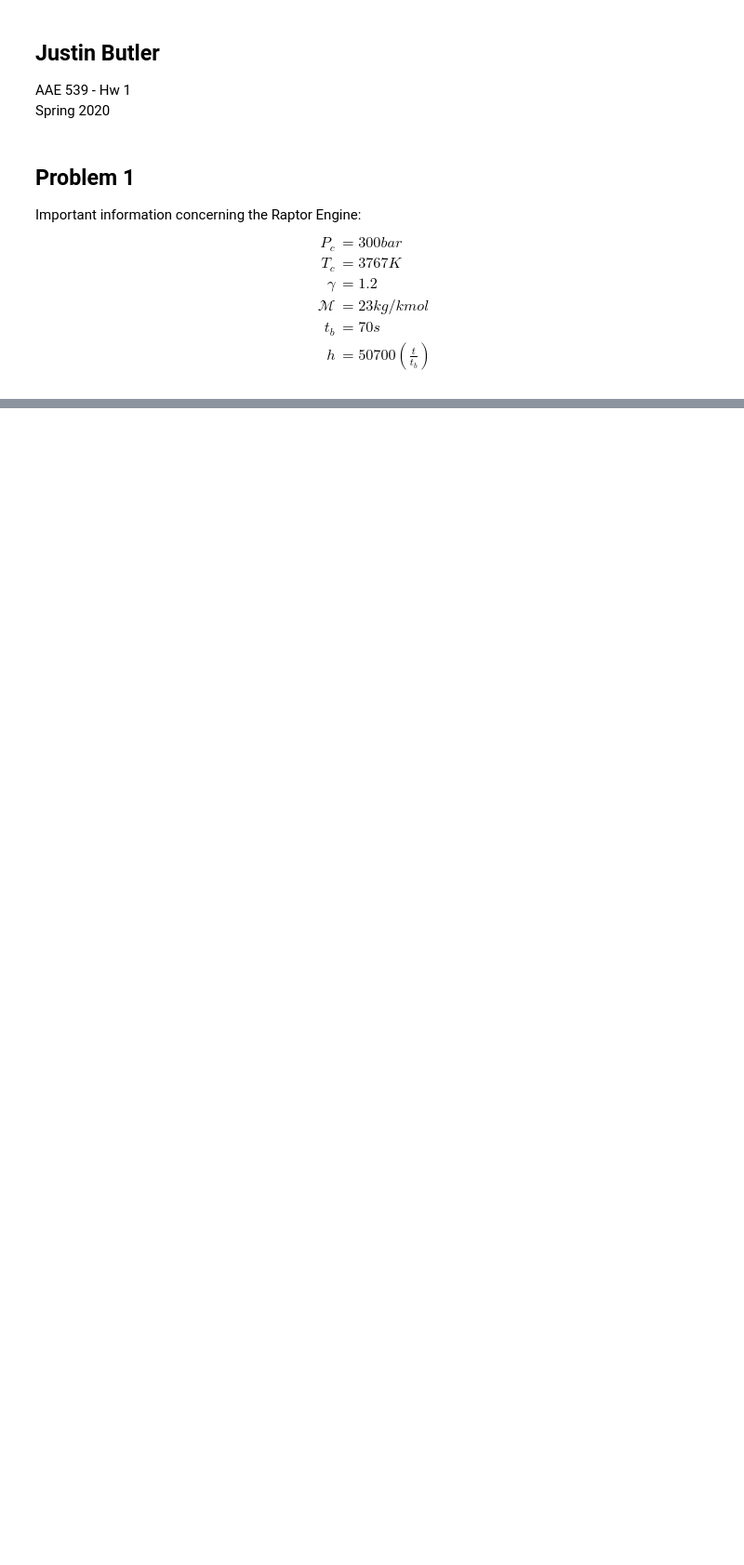
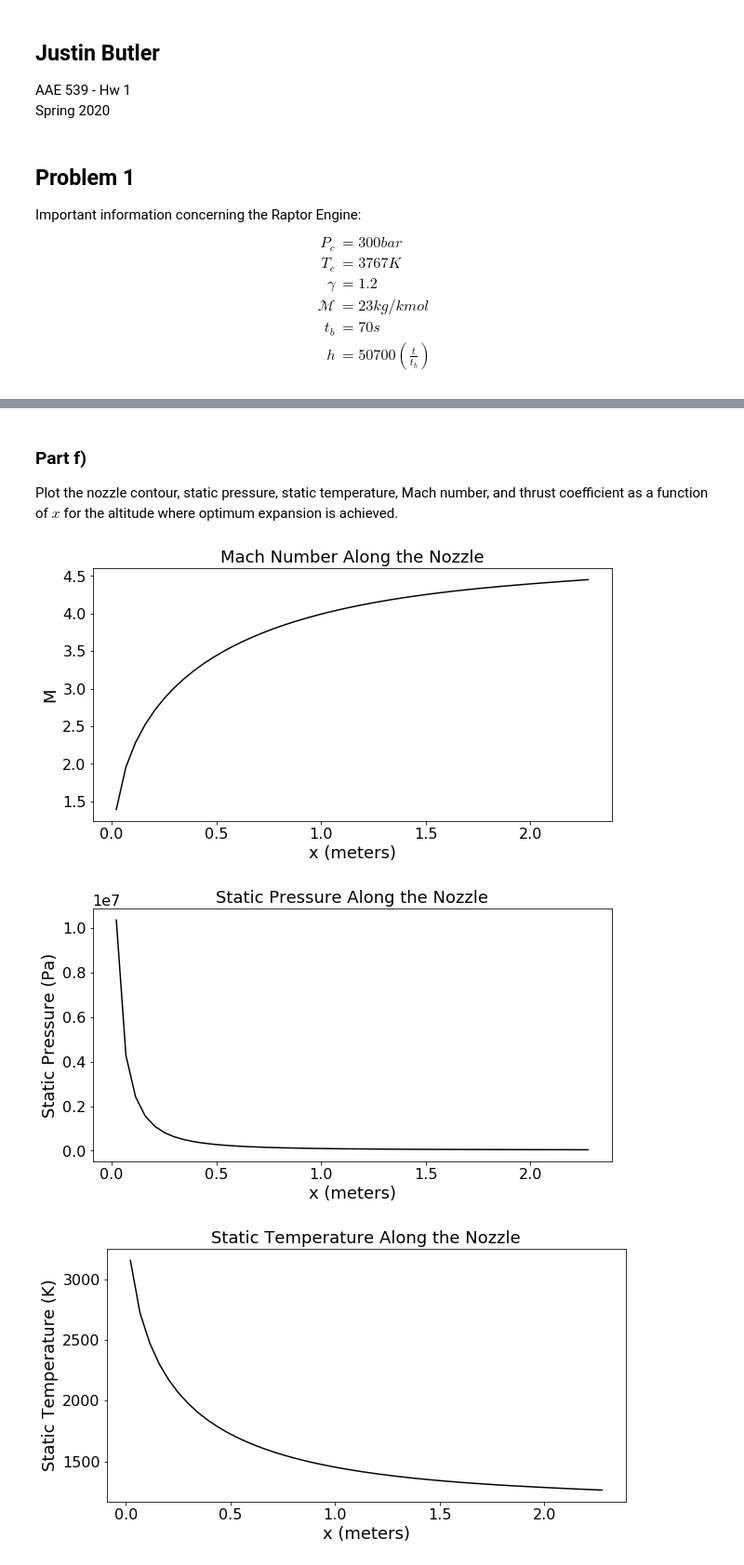
Before and after one commit to BananaBonanza/rocketProp, a Jupyter notebook: 539Hw1.ipynb, the cells around one changed output, grey strips where cells are left out. Shown at 93% size. Cells and saved outputs as stored; diff of their text form; code cells hidden in the pictures; blank space fills up the shorter version.

```diff
--- a/539Hw1.ipynb
+++ b/539Hw1.ipynb
@@ -228,0 +344,55 @@ for item in epsilon:
+# %% [markdown]
+### Part f)
+Plot the nozzle contour, static pressure, static temperature, Mach number, and thrust coefficient as a function of $x$ for the altitude where optimum expansion is achieved.
+# %%
+## We will need to first determine the mach of the flow as a function of the x-coordinate.
+#Since the expansion ratio is A_e/A_t, we will use the same method as before, but treating it as if
+# the nozzle ended at whatever point we're looking at
+areaArray = [np.pi*item**2 for item in nozY] #nozzle areas along the contour
+expandArray = [item/A_t for item in areaArray] #Expansion ratios of those areas
+#create empty array to fill with mach numbers
+nozMach = []
+#Finding mach values along the nozzle
+for i in range(len(expandArray)):
+    M_n = 5 #intial guess
+    for j in range(50):
+        save_M = M_n
+        fM = fMach(expandArray[i],M_n)
+        fMP = fMachPrime(expandArray[i],M_n)
+        M_n = M_n - fM/fMP
+        error = np.abs(M_n-save_M)
+        if error < 0.0001:
+            break
+    nozMach.append(M_n[0])
+# %%
+## We need to find the altitude of optimum expansion
+M_e = nozMach[-1]
+#From exit mach, find the exit pressure:
+P_e = P_c*(1 + ((gamma-1)/2)*M_e**2)**((-gamma)/(gamma-1))
+#Now, find altitude with this ambient pressure
+atmos = atmosphere(P_e/1000, 1)
+altOpt = atmos.h
+P_Opt = atmos.P
+
+## Next, we use this mach number to determine static temperature, pressure, and c_f along the nozzle ##
+#Create empty arrays for these
+nozP = []
+nozT = []
+nozC_f = []
+
+## Now we iterate and solve for the required values
+for i in range(len(nozMach)):
+    outP = P_c * (1 + ((gamma-1)/2)*nozMach[i]**2)**((-gamma)/(gamma-1))
+    outT = T_c * (1 + ((gamma-1)/2)*nozMach[i]**2)**(-1)
+    outC_f = cfFunction(P_c, outP, P_Opt, expandArray[i])
+    nozP.append(outP)
+    nozT.append(outT)
+    nozC_f.append(outC_f[0])
+plot(nozX,nozMach,[],"Mach Number Along the Nozzle",axis=['x (meters)','M'])
+plot(nozX,nozP,[],"Static Pressure Along the Nozzle",axis=['x (meters)','Static Pressure (Pa)'])
+plot(nozX,nozT,[],"Static Temperature Along the Nozzle",axis=['x (meters)','Static Temperature (K)'])
+plot(nozX,nozC_f,[],"Coefficient of Thrust Along the Nozzle",axis=['x (meters)','Coefficient of Thrust'])
+# %% [output]
+[figure, added]
+[figure, added]
+[figure, added]
```
Also changed, not shown: parts of 42 cells of this notebook, 1 other file.
